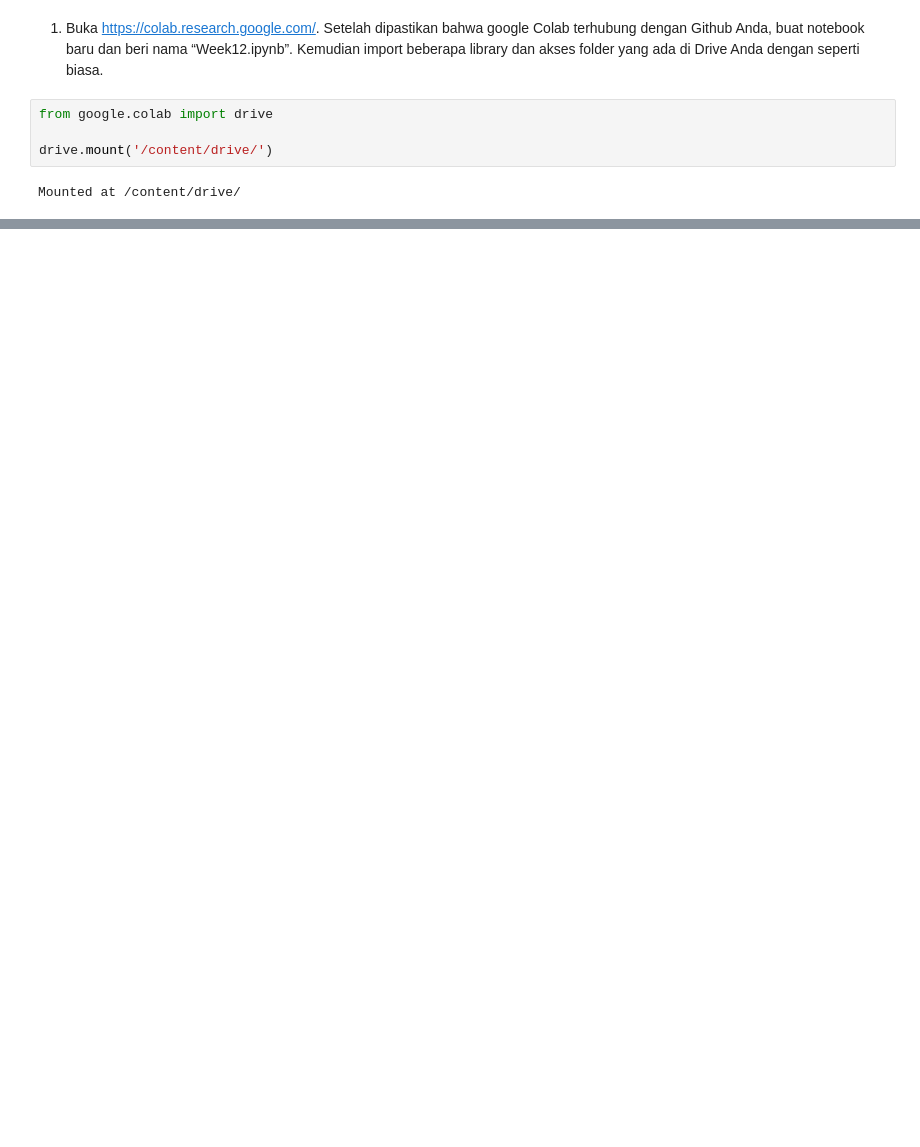
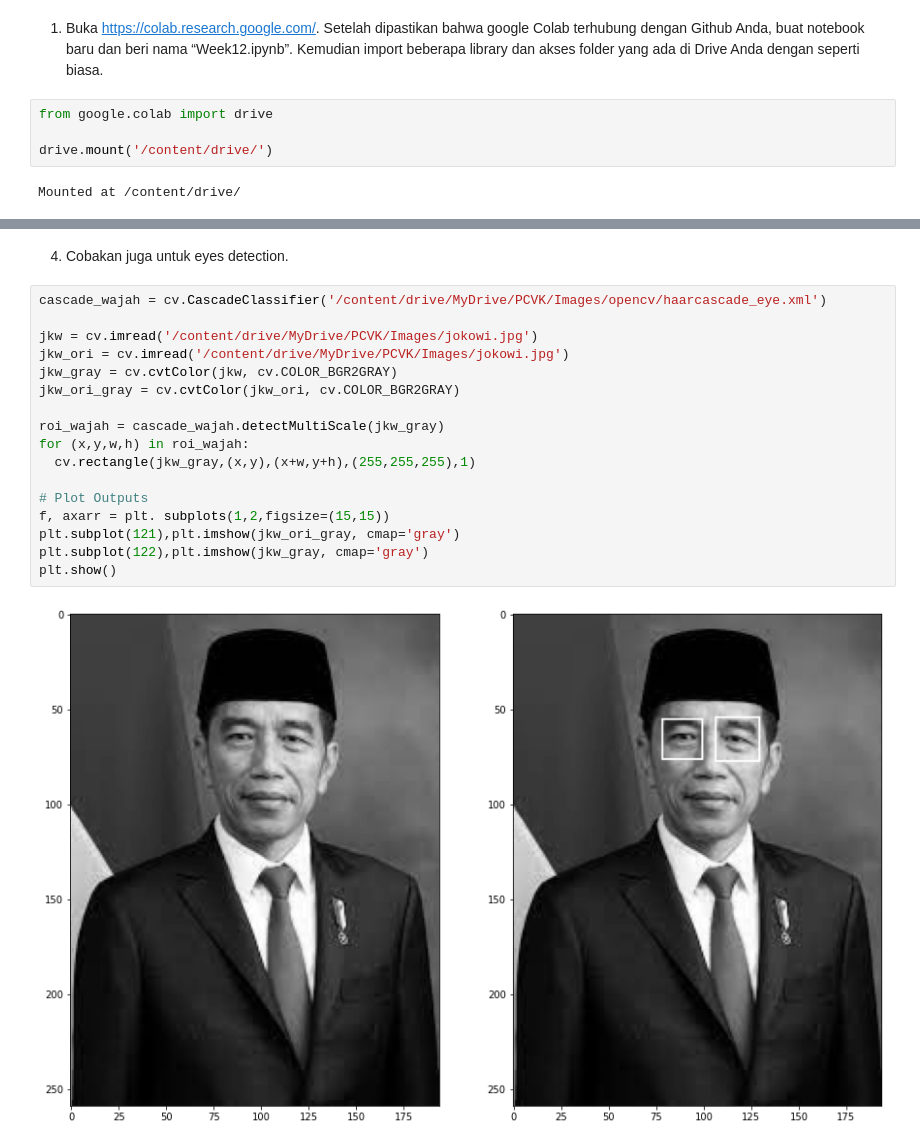
Before and after one commit to lilipolinema/PCVK_Genap_2021, a Jupyter notebook: Week12.ipynb, the cells around one changed output, grey strips where cells are left out. Cells and saved outputs as stored; diff of their text form; blank space fills up the shorter version.

```diff
--- a/Week12.ipynb
+++ b/Week12.ipynb
@@ -19,0 +160,21 @@ Mounted at /content/drive/
+# %% [markdown]
+4. Cobakan juga untuk eyes detection.
+# %%
+cascade_wajah = cv.CascadeClassifier('/content/drive/MyDrive/PCVK/Images/opencv/haarcascade_eye.xml')
+
+jkw = cv.imread('/content/drive/MyDrive/PCVK/Images/jokowi.jpg')
+jkw_ori = cv.imread('/content/drive/MyDrive/PCVK/Images/jokowi.jpg')
+jkw_gray = cv.cvtColor(jkw, cv.COLOR_BGR2GRAY)
+jkw_ori_gray = cv.cvtColor(jkw_ori, cv.COLOR_BGR2GRAY)
+
+roi_wajah = cascade_wajah.detectMultiScale(jkw_gray)
+for (x,y,w,h) in roi_wajah:
+  cv.rectangle(jkw_gray,(x,y),(x+w,y+h),(255,255,255),1)
+
+# Plot Outputs
+f, axarr = plt. subplots(1,2,figsize=(15,15))
+plt.subplot(121),plt.imshow(jkw_ori_gray, cmap='gray')
+plt.subplot(122),plt.imshow(jkw_gray, cmap='gray')
+plt.show()
+# %% [output]
+[figure, added]
```
Also changed, not shown: parts of 8 cells of this notebook.
